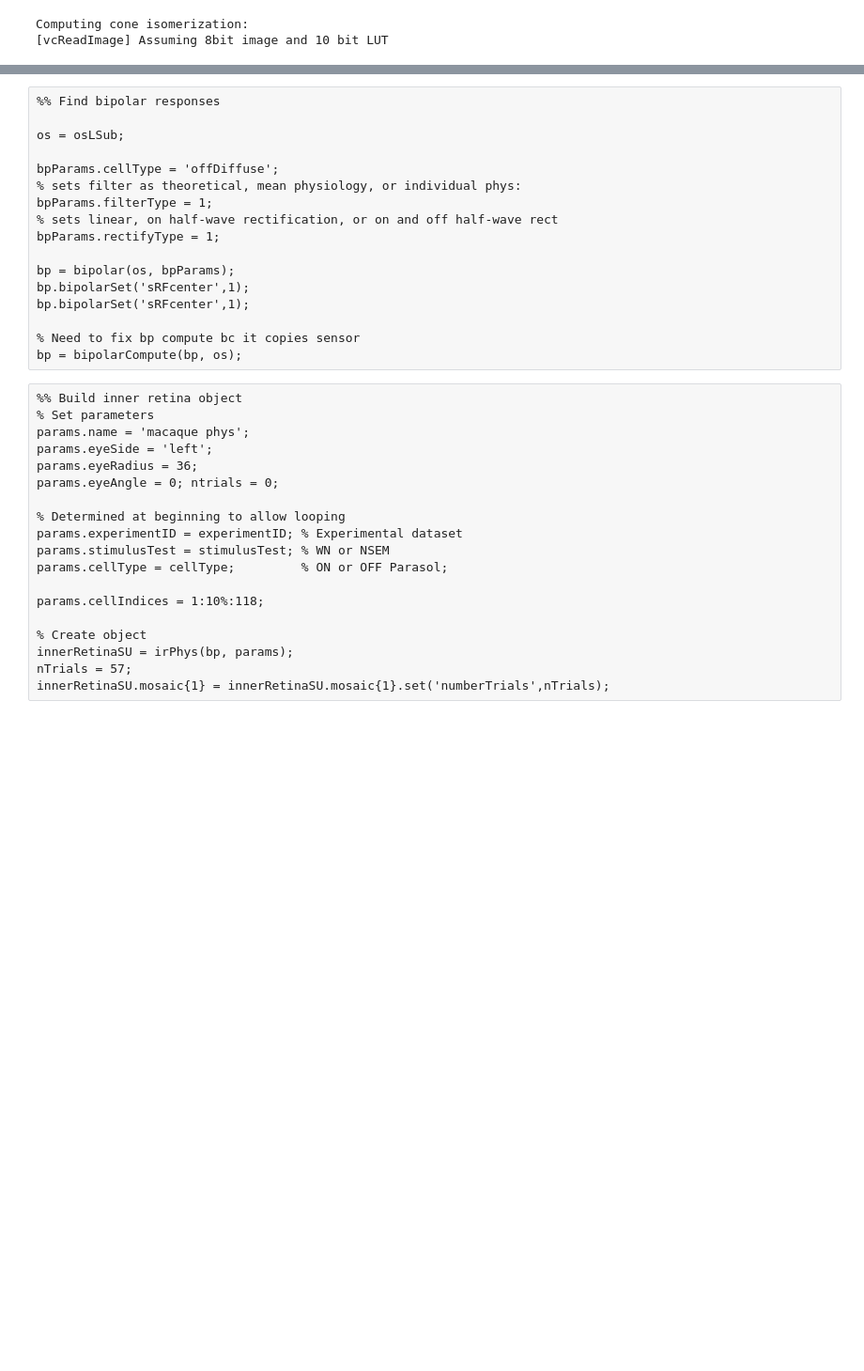
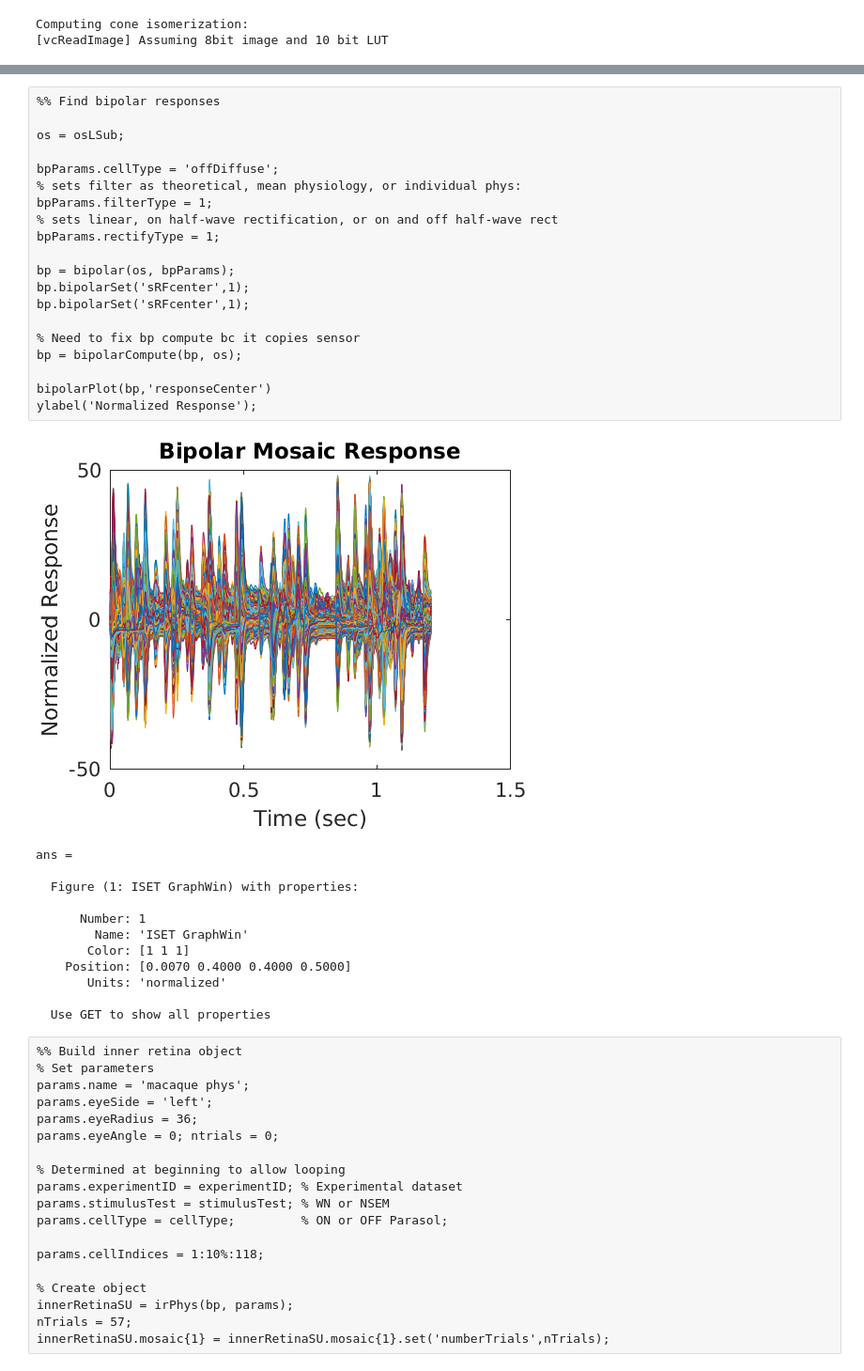
Before and after one commit to isetbio/notebooks, a Jupyter notebook: isetbio/Introduction/RGC/RGC-NaturalScenes.ipynb, the cells around one changed output, grey strips where cells are left out. Shown at 94% size. Drawn from its saved outputs; the diff is of its cells as text; blank space fills up the shorter version.

```diff
--- a/isetbio/Introduction/RGC/RGC-NaturalScenes.ipynb
+++ b/isetbio/Introduction/RGC/RGC-NaturalScenes.ipynb
@@ -124,20 +138,36 @@ Warning: The input is a sensor, should update to use coneMosaic.
 # %%
 %% Find bipolar responses
 
 os = osLSub;
 
 bpParams.cellType = 'offDiffuse';
 % sets filter as theoretical, mean physiology, or individual phys:
 bpParams.filterType = 1;
 % sets linear, on half-wave rectification, or on and off half-wave rect
 bpParams.rectifyType = 1;
 
 bp = bipolar(os, bpParams);
 bp.bipolarSet('sRFcenter',1);
 bp.bipolarSet('sRFcenter',1);
 
 % Need to fix bp compute bc it copies sensor
 bp = bipolarCompute(bp, os);
+
+bipolarPlot(bp,'responseCenter')
+ylabel('Normalized Response');
+# %% [output]
+[figure, added]
+ans =
+
+  Figure (1: ISET GraphWin) with properties:
+
+      Number: 1
+        Name: 'ISET GraphWin'
+       Color: [1 1 1]
+    Position: [0.0070 0.4000 0.4000 0.5000]
+       Units: 'normalized'
+
+  Use GET to show all properties
 # %%
 %% Build inner retina object
 % Set parameters
```
Also changed, not shown: parts of 1 cell of this notebook, 1 other file.
